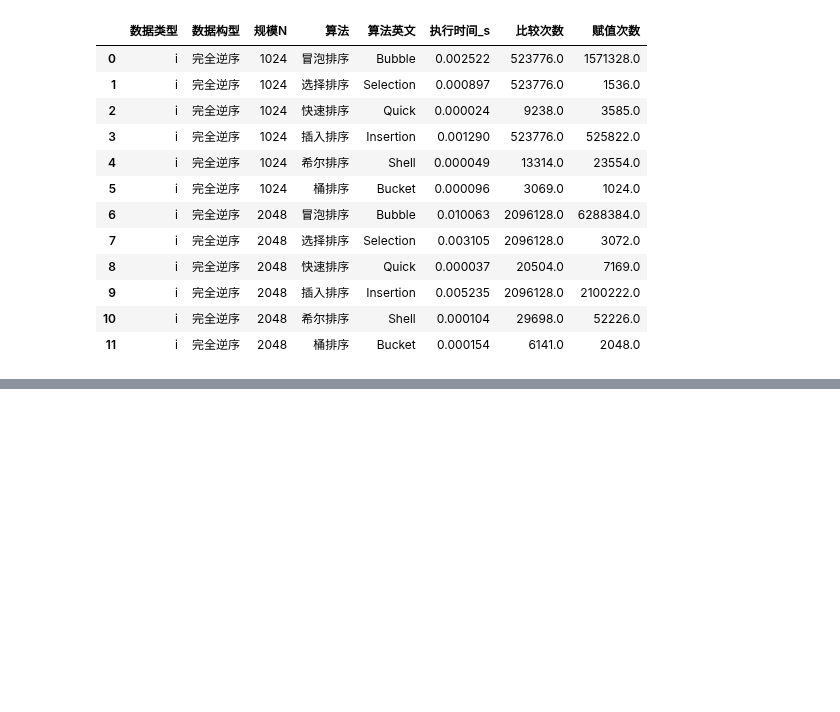
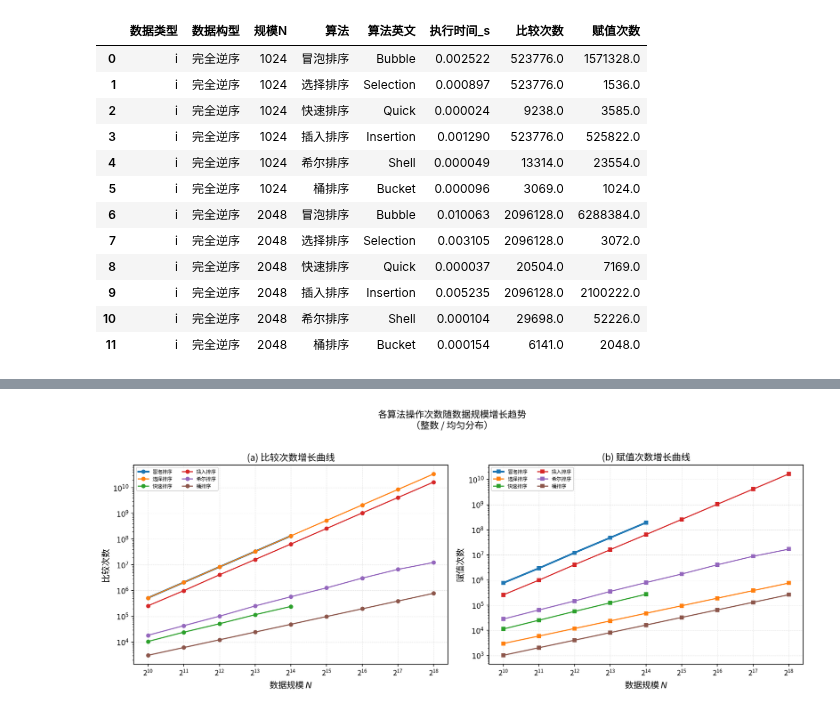
Before and after one commit to marrma-593/Sort_research, a Jupyter notebook: charts.ipynb, the cells around one changed output, grey strips where cells are left out. Drawn from its saved outputs; the diff is of its cells as text; code cells hidden in the pictures; blank space fills up the shorter version.

```diff
--- a/charts.ipynb
+++ b/charts.ipynb
@@ -145,0 +105,47 @@ plt.show()
+# %%
+# ========== 图表 2: 操作次数增长图（Y轴 Log10） ==========
+# 固定条件：整数类型，均匀分布
+mask_2 = (df['数据类型'] == 'i') & (df['数据构型'] == '均匀分布')
+df_2 = df[mask_2].dropna(subset=['比较次数', '赋值次数']).copy()
+
+fig, axes = plt.subplots(1, 2, figsize=(14, 5.5))
+
+# 图2-a: 比较次数
+ax = axes[0]
+for algo in ALGO_NAMES:
+    sub = df_2[df_2['算法'] == algo].sort_values('规模N')
+    lw = 2.5 if algo == '冒泡排序' else 1.5  # 冒泡加粗以区别于选择排序（二者完全重叠）
+    ax.plot(sub['规模N'], sub['比较次数'], marker='o', linewidth=lw, markersize=5, label=algo)
+ax.set_xlabel('数据规模 $N$')
+ax.set_ylabel('比较次数')
+ax.set_title('(a) 比较次数增长曲线')
+ax.set_yscale('log', base=10)
+ax.set_xscale('log', base=2)
+ax.yaxis.set_major_formatter(ticker.FuncFormatter(lambda x, pos: f'$10^{{{int(np.log10(x))}}}$'))
+ax.yaxis.set_major_locator(ticker.LogLocator(base=10.0, numticks=10))
+ax.legend(fontsize=7, ncol=2)
+ax.grid(True, linestyle='--', alpha=0.4, linewidth=0.5)
+
+# 图2-b: 赋值次数
+ax = axes[1]
+for algo in ALGO_NAMES:
+    sub = df_2[df_2['算法'] == algo].sort_values('规模N')
+    lw = 2.5 if algo == '冒泡排序' else 1.5
+    ax.plot(sub['规模N'], sub['赋值次数'], marker='s', linewidth=lw, markersize=5, label=algo)
+ax.set_xlabel('数据规模 $N$')
+ax.set_ylabel('赋值次数')
+ax.set_title('(b) 赋值次数增长曲线')
+ax.set_yscale('log', base=10)
+ax.set_xscale('log', base=2)
+ax.yaxis.set_major_formatter(ticker.FuncFormatter(lambda x, pos: f'$10^{{{int(np.log10(x))}}}$'))
+ax.yaxis.set_major_locator(ticker.LogLocator(base=10.0, numticks=10))
+ax.legend(fontsize=7, ncol=2)
+ax.grid(True, linestyle='--', alpha=0.4, linewidth=0.5)
+
+fig.suptitle('各算法操作次数随数据规模增长趋势\n（整数 / 均匀分布）',
+             fontsize=13, y=1.02)
+plt.tight_layout()
+plt.savefig('fig2_operations_log_scale.png', dpi=300)
+plt.show()
+# %% [output]
+[figure, added]
```
Also changed, not shown: parts of 15 cells of this notebook, 1 other file.
